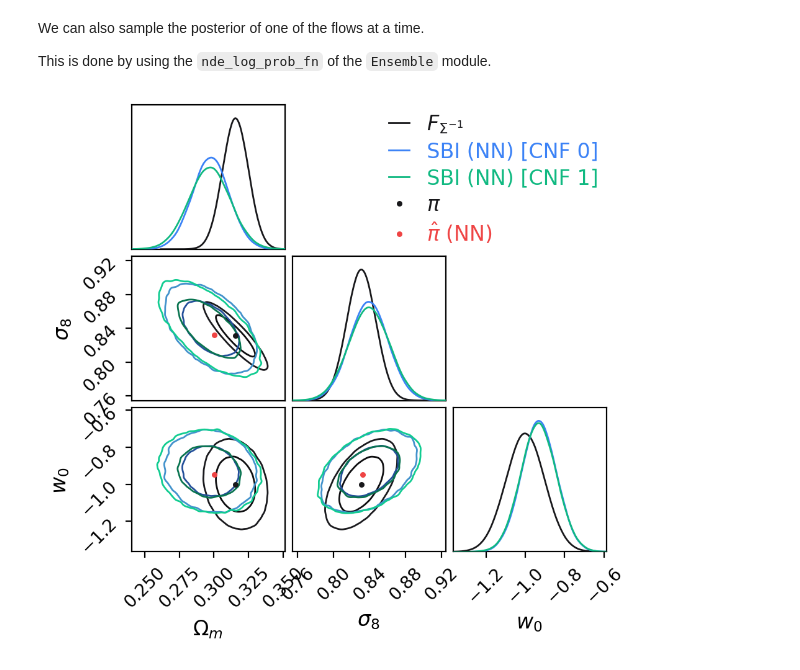
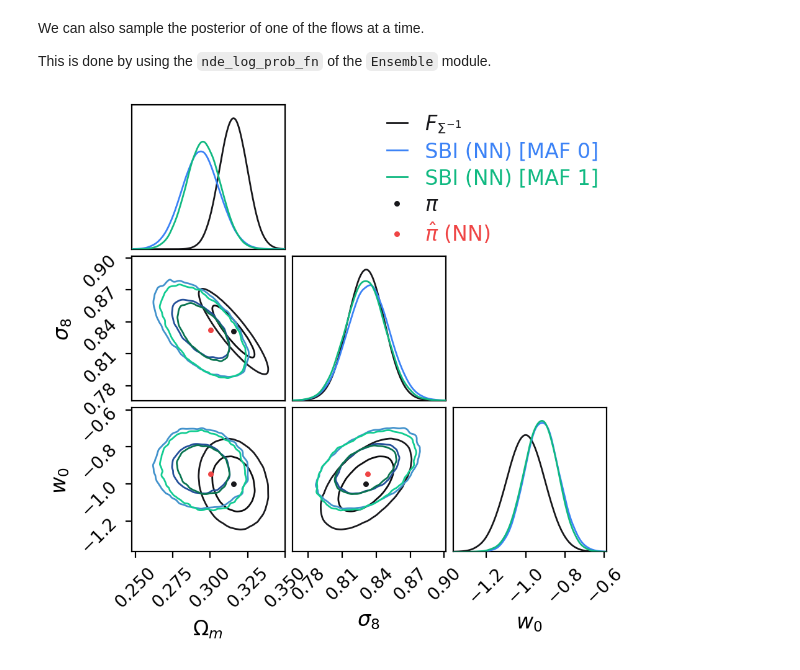
Before and after one commit to homerjed/sbiax, a Jupyter notebook: examples/shear_nn.ipynb, the cells around one changed output. Cells and saved outputs as stored; diff of their text form; code cells hidden in the pictures.

```diff
--- a/examples/shear_nn.ipynb
+++ b/examples/shear_nn.ipynb
@@ -103,9 +100,8 @@ preprocess_fn = lambda x: (x - D.mean(axis=0)) / D.std(axis=0)
 model, losses = fit_nn(
     net_train_key,
     net,
-    preprocess_fn(D),
-    Y,
-    opt,
+    train_data=[preprocess_fn(D), Y],
+    opt=opt,
     n_batch=512,
     patience=1000
 )
@@ -184,8 +184,10 @@ ensemble = eqx.nn.inference_mode(ensemble)
 
 log_prob_fn = ensemble.ensemble_log_prob_fn(X_, parameter_prior)
 # %%
+n_chains = 1
+
 samples, samples_log_prob = nuts_sample(
-    key_sample, log_prob_fn, prior=parameter_prior
+    key_sample, log_prob_fn, n_chains=n_chains, prior=parameter_prior
 )
 # %% [markdown]
 Finally we plot the posterior. Nothing fancy here, we simply use `chainconsumer` to plot our chains.
@@ -204,14 +206,17 @@ c.add_chain(
         shade_alpha=0.
     )
 )
-c.add_chain(
-    Chain(
-        samples=make_df(samples, samples_log_prob, parameter_names),
-        name="SBI (NN)",
-        color="r",
-        shade_alpha=0.
+
+for n in range(n_chains):
+    c.add_chain(
+        Chain(
+            samples=make_df(samples[n], jnp.ones((len(samples[n]),)), parameter_names),
+            name="SBI (Chain {})".format(n),
+            color="r",
+            shade_alpha=0.
+        )
     )
-)
+
 c.add_marker(
     location=dict(zip(parameter_names, np.asarray(alpha))), name=r"$\pi$", color="k"
 )
@@ -248,12 +248,14 @@ state = jr.multivariate_normal(
 ensemble = eqx.nn.inference_mode(ensemble)
 # %%
+n_chains = 1
+
 posteriors = []
 for nde in ensemble.ndes:
     # Optionally set parameter prior for whole ensemble vs. here?
     log_prob_fn = ensemble.nde_log_prob_fn(nde, X_, parameter_prior)
 
     nde_posterior = nuts_sample(
-        key_sample, log_prob_fn, prior=parameter_prior
+        key_sample, log_prob_fn, n_chains=n_chains, prior=parameter_prior
     )
     posteriors.append(nde_posterior)
 # %%
@@ -261,38 +263,38 @@ c = ChainConsumer()
 
 c.add_chain(
     Chain.from_covariance(
         alpha,
         Finv,
         columns=parameter_names,
         name=r"$F_{\Sigma^{-1}}$",
         color="k",
         shade_alpha=0.
     )
 )
 
 for i, posterior in enumerate(posteriors):
     samples, samples_log_prob = posterior
 
-    c.add_chain(
-        Chain(
-            samples=make_df(samples, samples_log_prob, parameter_names),
-            name="SBI (NN) [CNF {}]".format(i),
-            # color="r",
-            shade_alpha=0.
-        )
+    for n in range(n_chains):
+        c.add_chain(
+            Chain(
+                samples=make_df(samples[n], samples_log_prob[n], parameter_names),
+                name="SBI (NN) [{} {}]".format(ensemble.get_nde_names()[i], i),
+                shade_alpha=0.
+            )
     )
 
 c.add_marker(
     location=dict(zip(parameter_names, np.asarray(alpha))), name=r"$\pi$", color="k"
 )
 c.add_marker(
     location=dict(zip(parameter_names, np.asarray(X_))), name=r"$\hat{\pi}$ (NN)", color="r"
 )
 
 fig = c.plotter.plot()
 fig.set_dpi(200)
 fig.set_figheight(4.5)
 fig.set_figwidth(4.5)
 plt.show()
 # %% [output]
-[figure, old version]
+[figure, new version]
```
Also changed, not shown: parts of 10 cells of this notebook, 16 other files.
